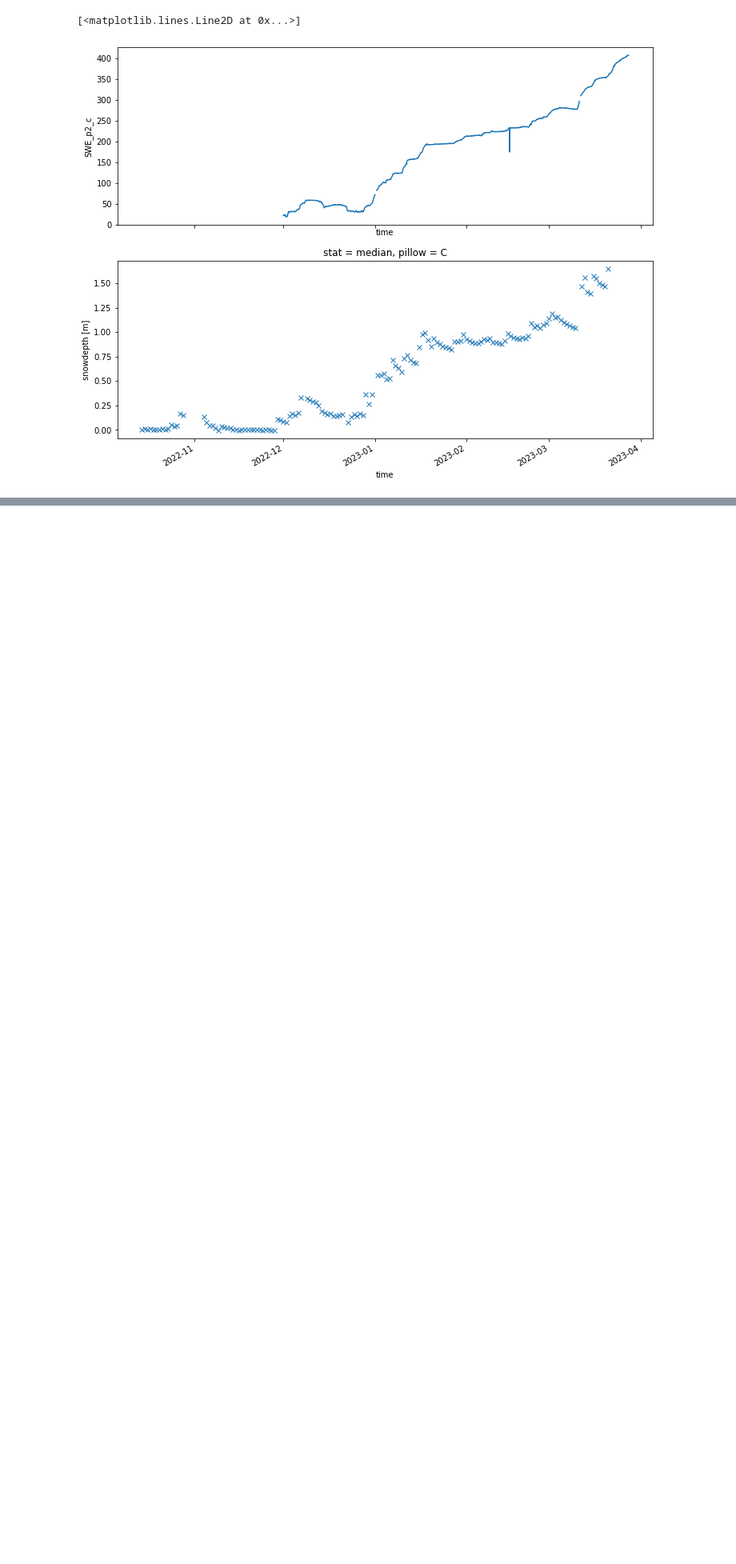
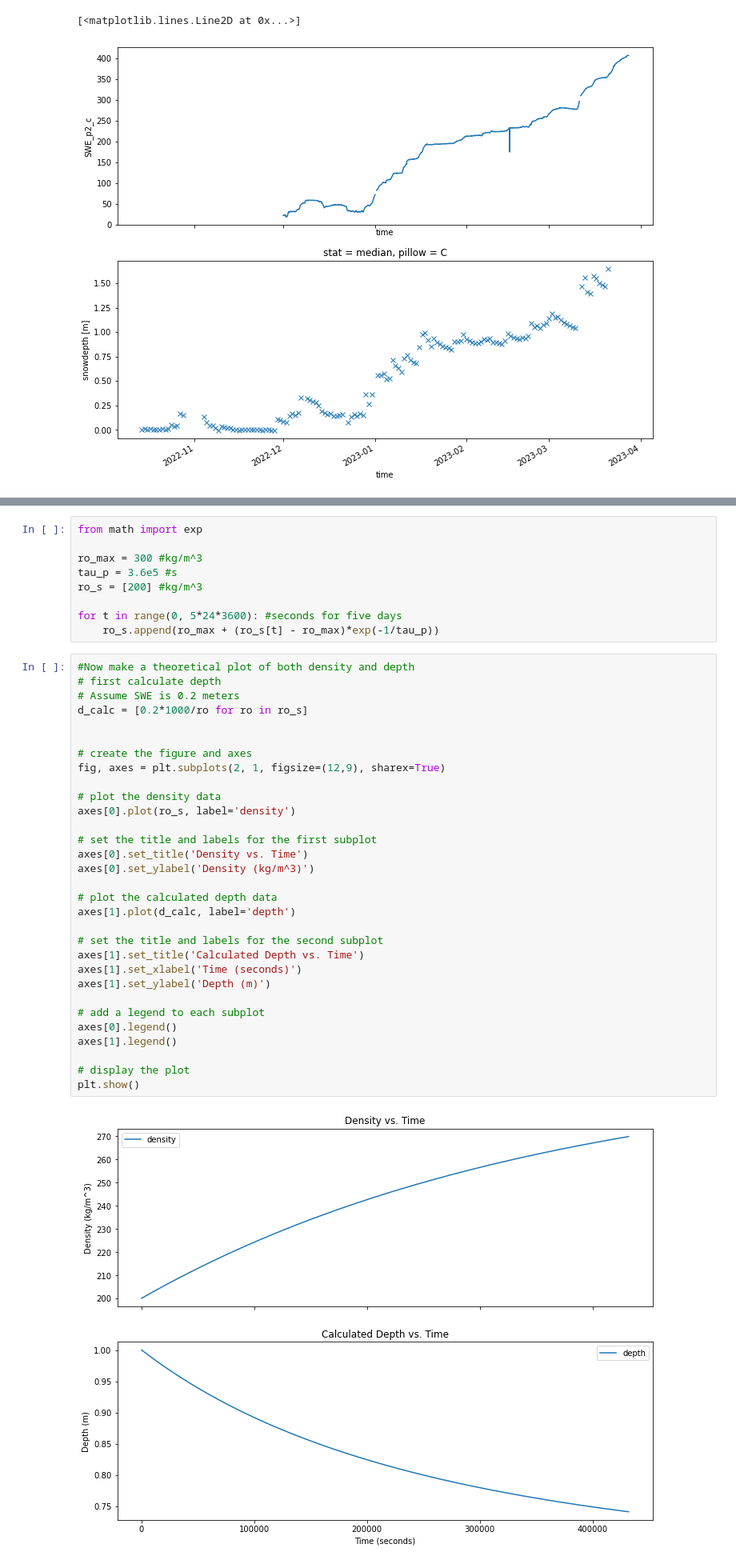
Before and after one commit to Mountain-Hydrology-Research-Group/snow-hydrology, a Jupyter notebook: modules/lab3/lab3-2.ipynb, the cells around one changed output, grey strips where cells are left out. Shown at 80% size. Saved outputs shown, nothing was run; the diff lists cells and outputs as text; blank space fills up the shorter version.

```diff
--- a/modules/lab3/lab3-2.ipynb
+++ b/modules/lab3/lab3-2.ipynb
@@ -72,0 +111,42 @@ Okay, and now Jessica needs help.  Please, get these into the same time stamp, a
+# %%
+from math import exp
+
+ro_max = 300 #kg/m^3
+tau_p = 3.6e5 #s
+ro_s = [200] #kg/m^3
+
+for t in range(0, 5*24*3600): #seconds for five days
+    ro_s.append(ro_max + (ro_s[t] - ro_max)*exp(-1/tau_p))
+# %%
+#Now make a theoretical plot of both density and depth
+# first calculate depth
+# Assume SWE is 0.2 meters
+d_calc = [0.2*1000/ro for ro in ro_s]
+
+
+# create the figure and axes
+fig, axes = plt.subplots(2, 1, figsize=(12,9), sharex=True)
+
+# plot the density data
+axes[0].plot(ro_s, label='density')
+
+# set the title and labels for the first subplot
+axes[0].set_title('Density vs. Time')
+axes[0].set_ylabel('Density (kg/m^3)')
+
+# plot the calculated depth data
+axes[1].plot(d_calc, label='depth')
+
+# set the title and labels for the second subplot
+axes[1].set_title('Calculated Depth vs. Time')
+axes[1].set_xlabel('Time (seconds)')
+axes[1].set_ylabel('Depth (m)')
+
+# add a legend to each subplot
+axes[0].legend()
+axes[1].legend()
+
+# display the plot
+plt.show()
+# %% [output]
+[figure, added]
```
Also changed, not shown: parts of 10 cells of this notebook, 9 other files.
